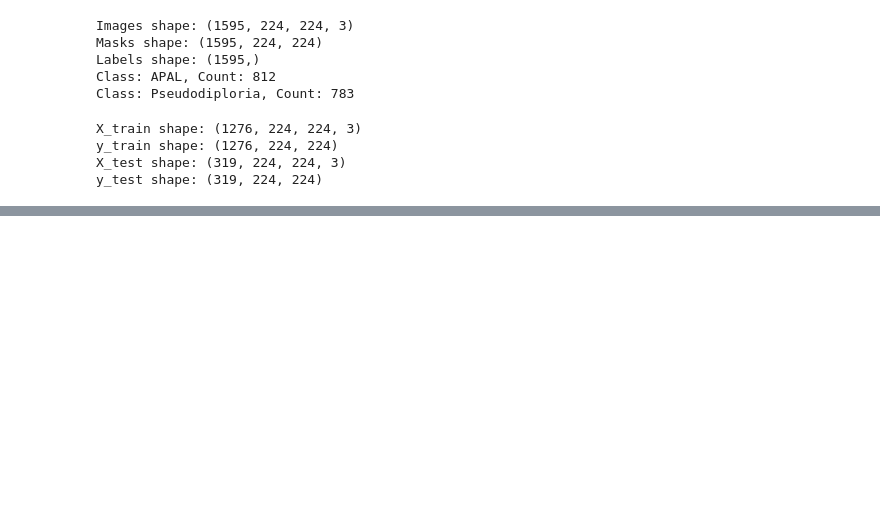
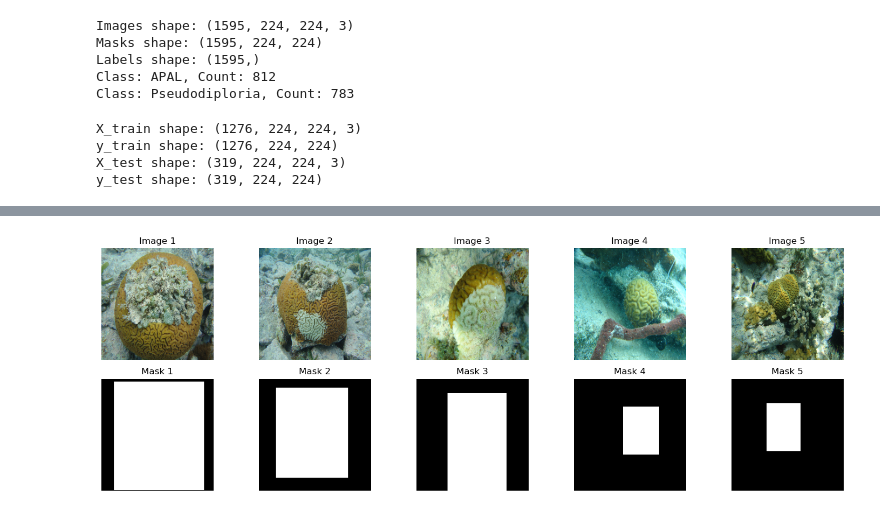
Before and after one commit to sumaiya008/Segmenting-Coral-Branch-tips, a Jupyter notebook: notebooks/1.3_Loading_RCNN.ipynb, the cells around one changed output, grey strips where cells are left out. Drawn from its saved outputs; the diff is of its cells as text; code cells hidden in the pictures; blank space fills up the shorter version.

```diff
--- a/notebooks/1.3_Loading_RCNN.ipynb
+++ b/notebooks/1.3_Loading_RCNN.ipynb
@@ -161,0 +388,24 @@ y_test shape: (319, 224, 224)
+# %%
+# Number of image-mask pairs to display
+num_pairs_to_display = 5
+
+# Create a figure with subplots
+fig, axes = plt.subplots(2, num_pairs_to_display, figsize=(15, 5))
+
+# Display the first 5 image-mask pairs
+for i in range(num_pairs_to_display):
+    axes[0, i].imshow(cv2.cvtColor(images[i], cv2.COLOR_BGR2RGB))
+    axes[0, i].set_title(f"Image {i + 1}")
+    axes[0, i].axis('off')
+
+    axes[1, i].imshow(masks[i], cmap='gray')
+    axes[1, i].set_title(f"Mask {i + 1}")
+    axes[1, i].axis('off')
+
+# Adjust spacing between subplots
+plt.tight_layout()
+
+# Show the plots
+plt.show()
+# %% [output]
+[figure, added]
```
Also changed, not shown: parts of 7 cells of this notebook, 5 other files.
